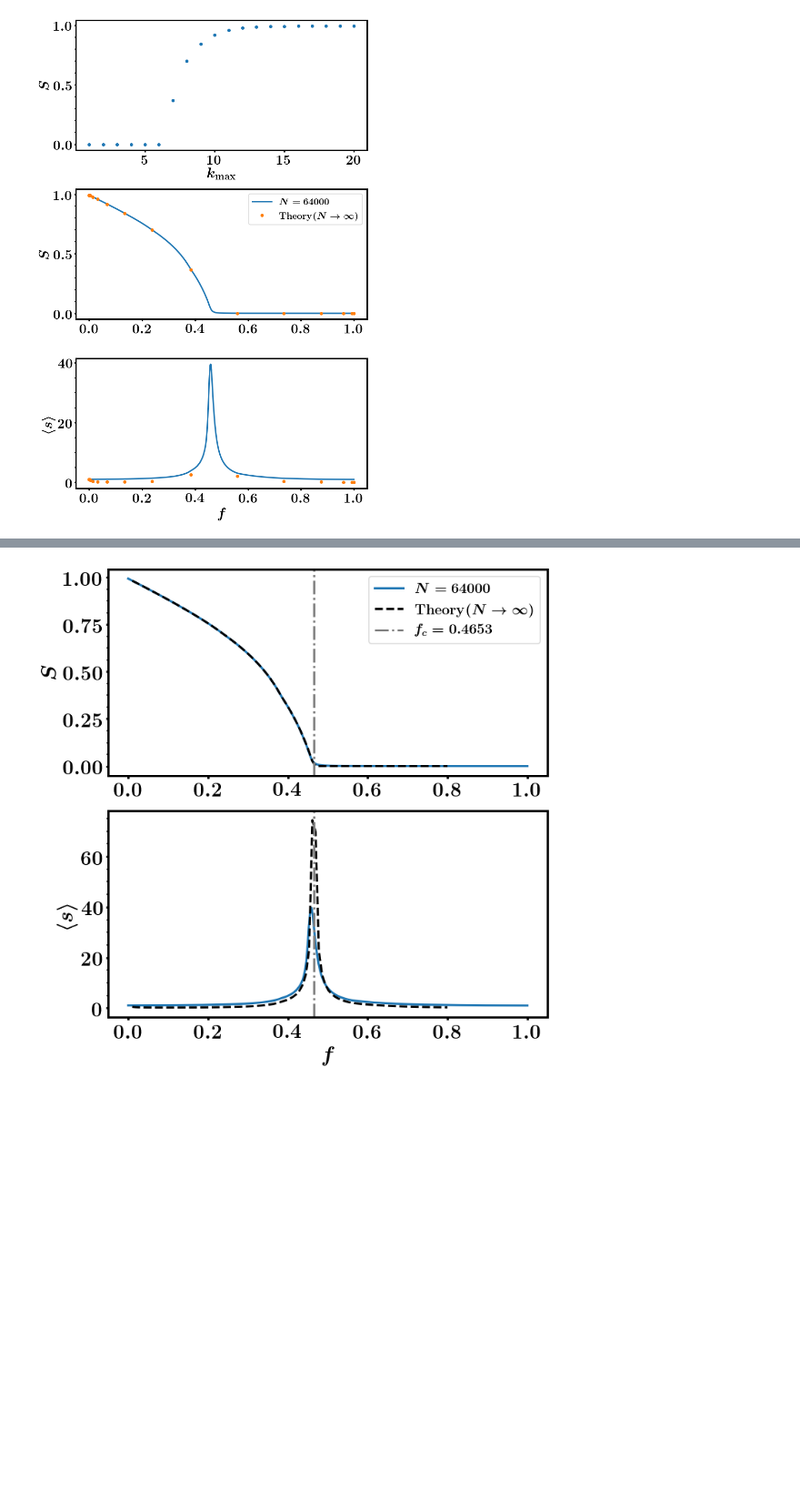
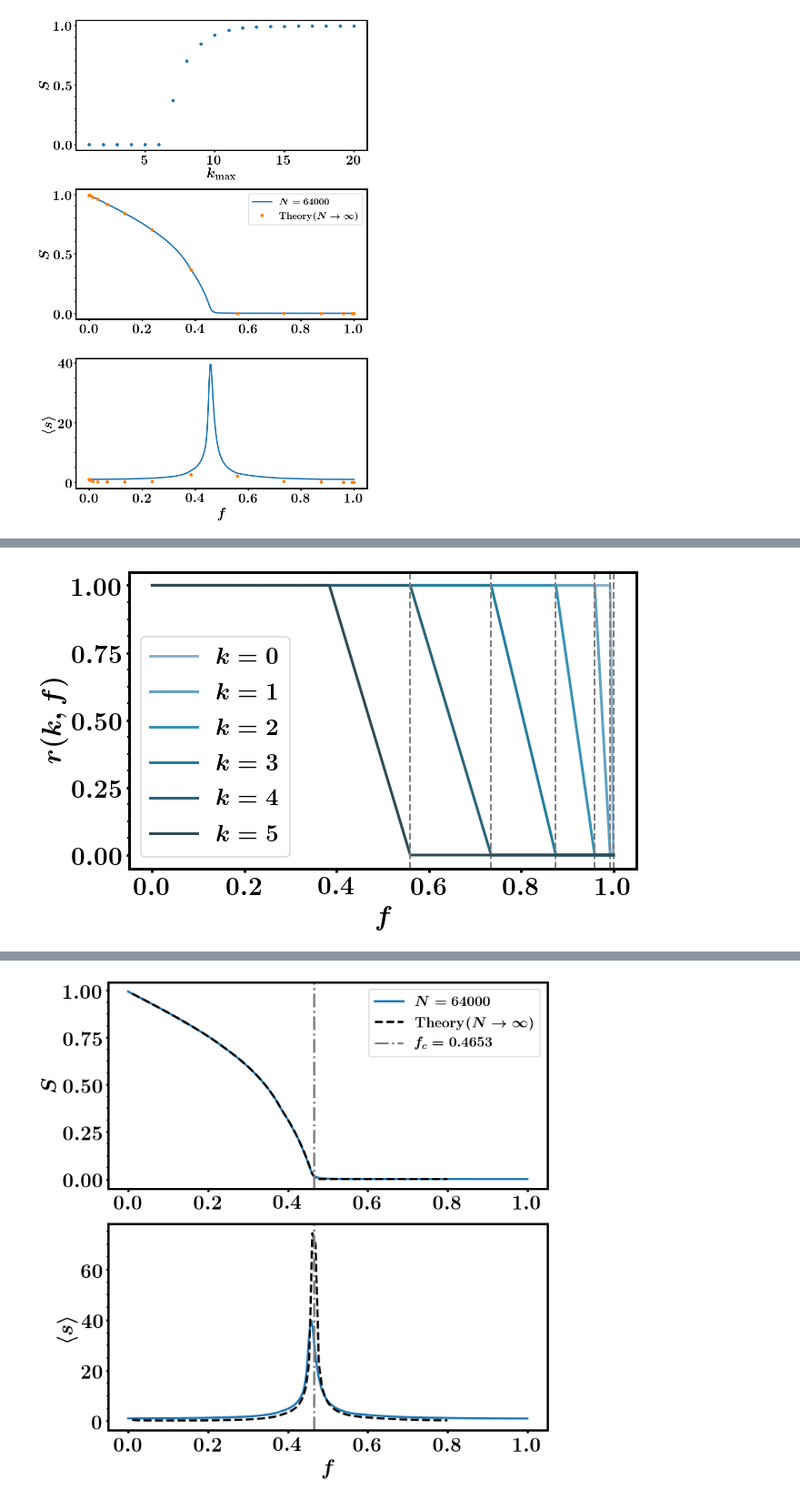
Before and after one commit to nahuelalmeira/dismantlingScaling, a Jupyter notebook: python/generatingFunction.ipynb, the cells around one changed output, grey strips where cells are left out. Shown: that part at 91% size. Drawn from its saved outputs; the diff is of its cells as text; code cells hidden in the pictures; blank space fills up the shorter version.

```diff
--- a/python/generatingFunction.ipynb
+++ b/python/generatingFunction.ipynb
@@ -723,0 +775,34 @@ plt.show()
+# %%
+## Erdos-Renyi
+
+Pk = Pk_ER
+pk = pk_ER
+
+def rk(k, c, f):
+    """
+    Threshold for continuos f that depends only on the
+    node degree.
+    """
+
+    if f < Pk(k+1, c):
+        return 1
+    elif f >= Pk(k, c):
+        return 0
+    return (Pk(k, c)-f)/pk(k, c)
+
+c = 5
+f_values = np.linspace(0, 1, 1000)
+
+palette = sns.color_palette("PuBuGn_d")[::-1]
+fig, ax = plt.subplots(figsize=(10, 6))
+
+for i, k in enumerate(range(6)):
+    rk_values = [rk(k, c, f) for f in f_values]
+    ax.plot(f_values, rk_values, color=palette[i], label=r'$k = {{{}}}$'.format(k))
+    ax.axvline(Pk(k, c), color='grey', linestyle='--', linewidth=2)
+ax.set_xlabel(r'$f$')
+ax.set_ylabel(r'$r(k, f)$')
+ax.legend()
+plt.show()
+# %% [output]
+[figure, added]
```
Also changed, not shown: parts of 10 cells of this notebook.
